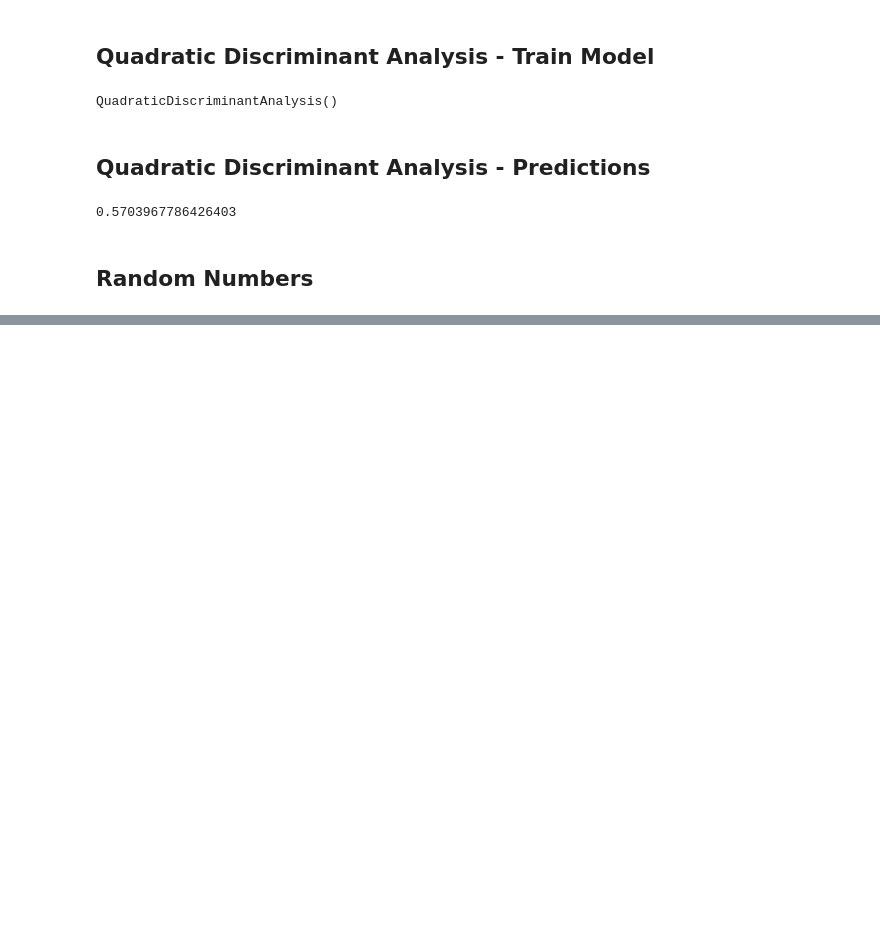
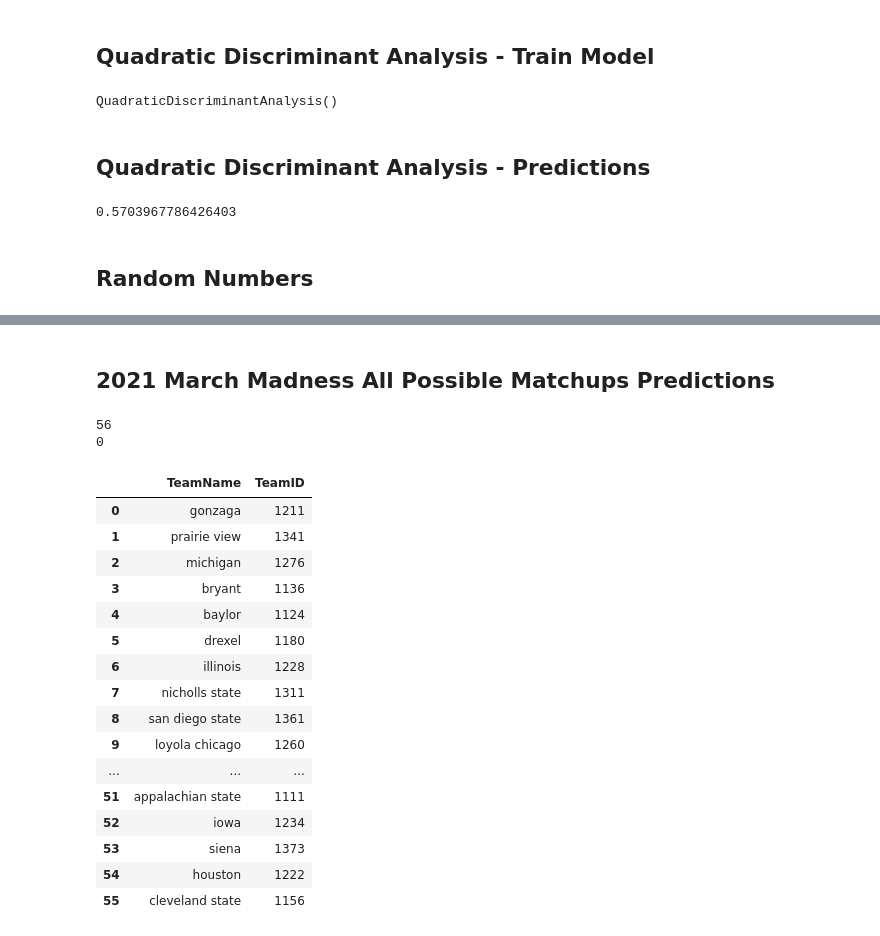
Before and after one commit to bradylange/march-madness-bracket-predictor, a Jupyter notebook: src/march_madness_bracket_predictor.ipynb, the cells around one changed output, grey strips where cells are left out. Saved outputs shown, nothing was run; the diff lists cells and outputs as text; code cells hidden in the pictures; blank space fills up the shorter version.

```diff
--- a/src/march_madness_bracket_predictor.ipynb
+++ b/src/march_madness_bracket_predictor.ipynb
@@ -748,0 +792,2 @@ print(log_loss(y_test, y_pred_rand, eps=1e-15, normalize=True, sample_weight=Non
+# %% [markdown]
+## 2021 March Madness All Possible Matchups Predictions
@@ -748,0 +858,28 @@ print(log_loss(y_test, y_pred_rand, eps=1e-15, normalize=True, sample_weight=Non
+# %%
+print(len(mock_2021_mm_matchups))
+print(len(m_teams_df[m_teams_df["TeamName"].isin(mock_2021_mm_matchups)]))
+
+matchups_df = pd.DataFrame({"TeamName": mock_2021_mm_matchups})
+matchups_df = pd.merge(matchups_df, m_team_spellings_df, left_on="TeamName", right_on="TeamNameSpelling", how="left").reset_index(drop=True)
+matchups_df.drop(["TeamNameSpelling"], axis=1, inplace=True)
+matchups_df
+# %% [output]
+56
+0
+|  | TeamName | TeamID |
+| 0 | gonzaga | 1211 |
+| 1 | prairie view | 1341 |
+| 2 | michigan | 1276 |
+| 3 | bryant | 1136 |
+| 4 | baylor | 1124 |
+| 5 | drexel | 1180 |
+| 6 | illinois | 1228 |
+| 7 | nicholls state | 1311 |
+| 8 | san diego state | 1361 |
+| 9 | loyola chicago | 1260 |
+| ... | ... | ... |
+| 51 | appalachian state | 1111 |
+| 52 | iowa | 1234 |
+| 53 | siena | 1373 |
+| 54 | houston | 1222 |
+| 55 | cleveland state | 1156 |
```
Also changed, not shown: parts of 11 cells of this notebook.
